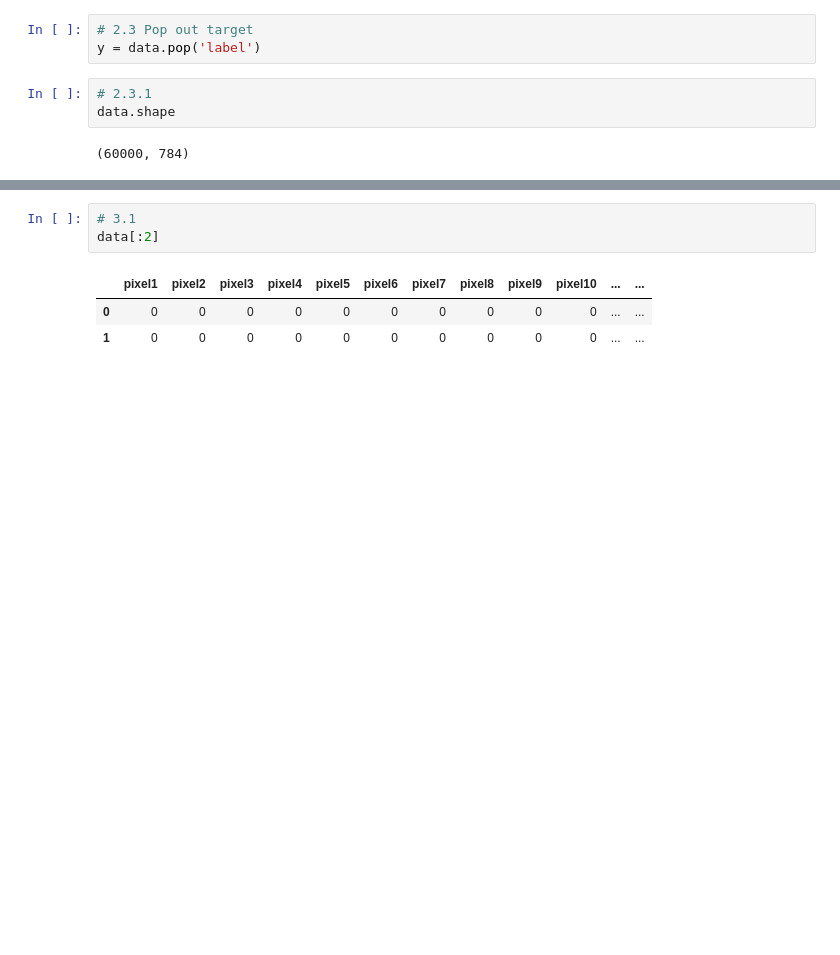
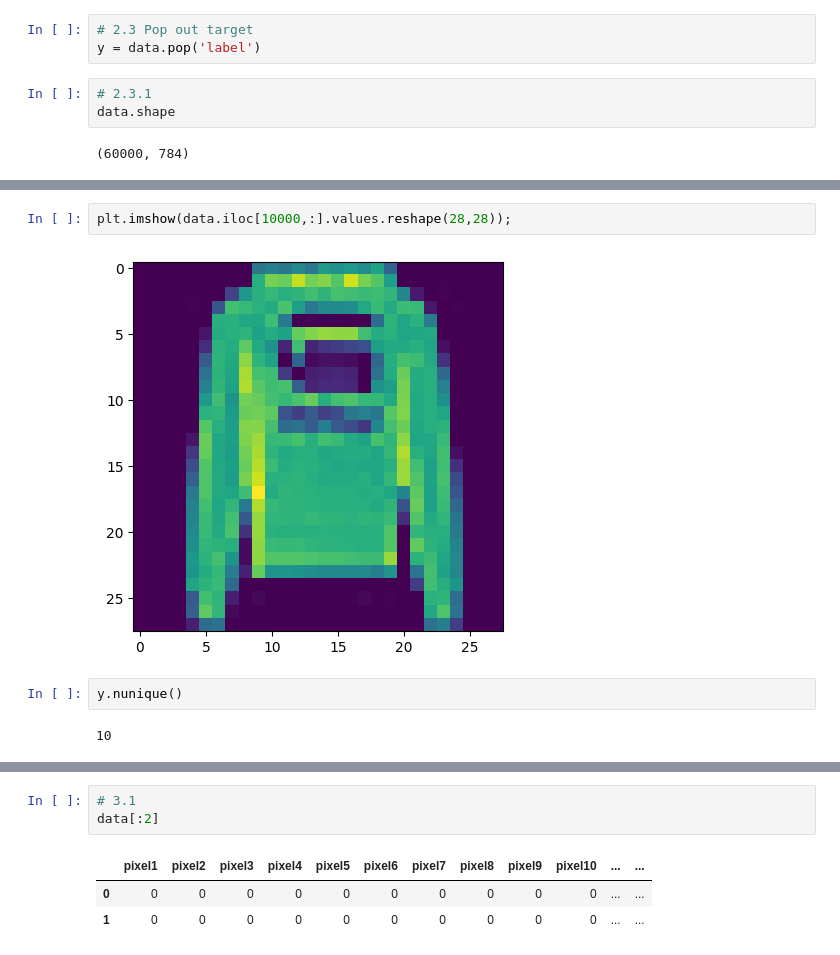
Before and after one commit to akshit2801/DLNLP, a Jupyter notebook: simpleNN_fashion_mnist.ipynb, the cells around one changed output, grey strips where cells are left out. Cells and saved outputs as stored; diff of their text form; blank space fills up the shorter version.

```diff
--- a/simpleNN_fashion_mnist.ipynb
+++ b/simpleNN_fashion_mnist.ipynb
@@ -59,0 +60,8 @@ plt.imshow(data.iloc[0,:].values.reshape(28,28));
+# %%
+plt.imshow(data.iloc[10000,:].values.reshape(28,28));
+# %% [output]
+[figure, added]
+# %%
+y.nunique()
+# %% [output]
+10
```
Also changed, not shown: parts of 16 cells of this notebook.
